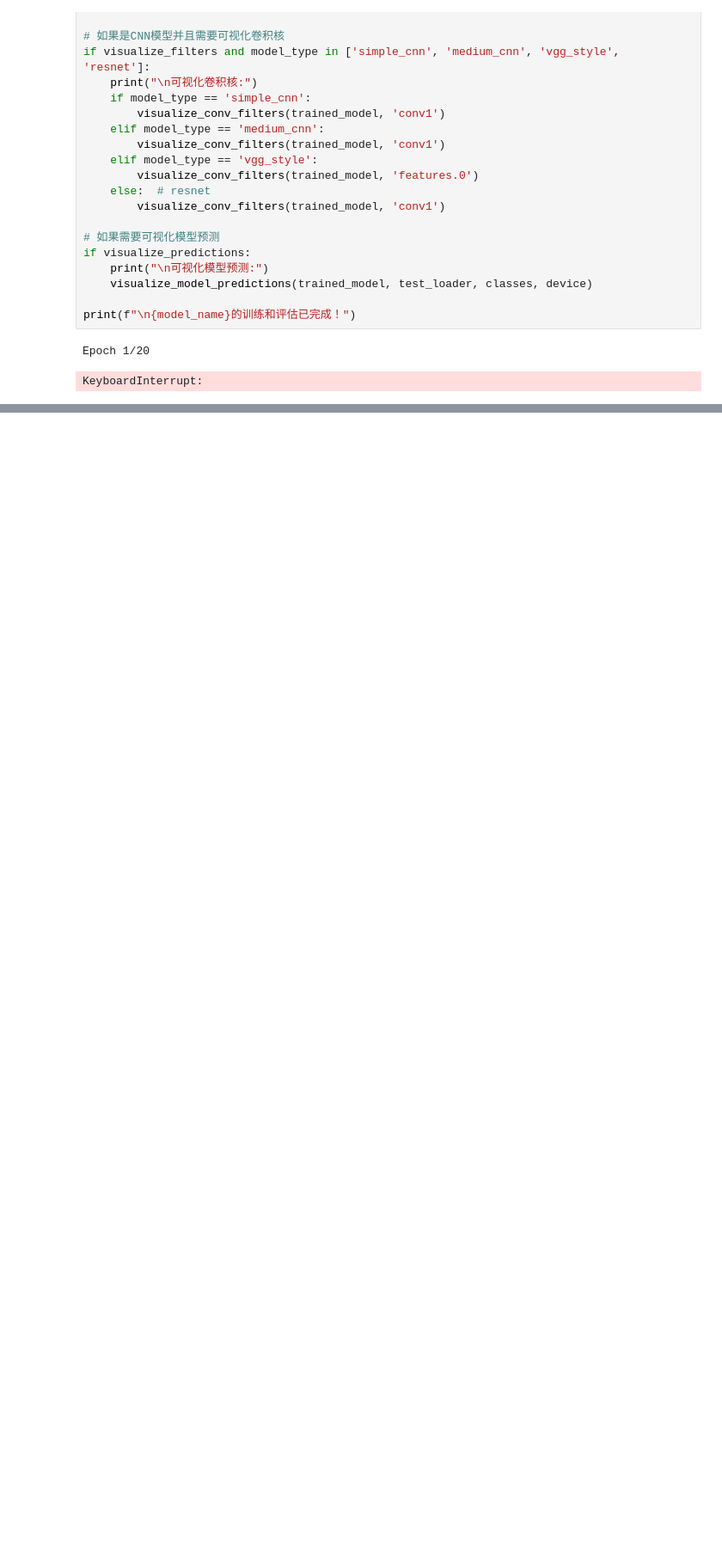
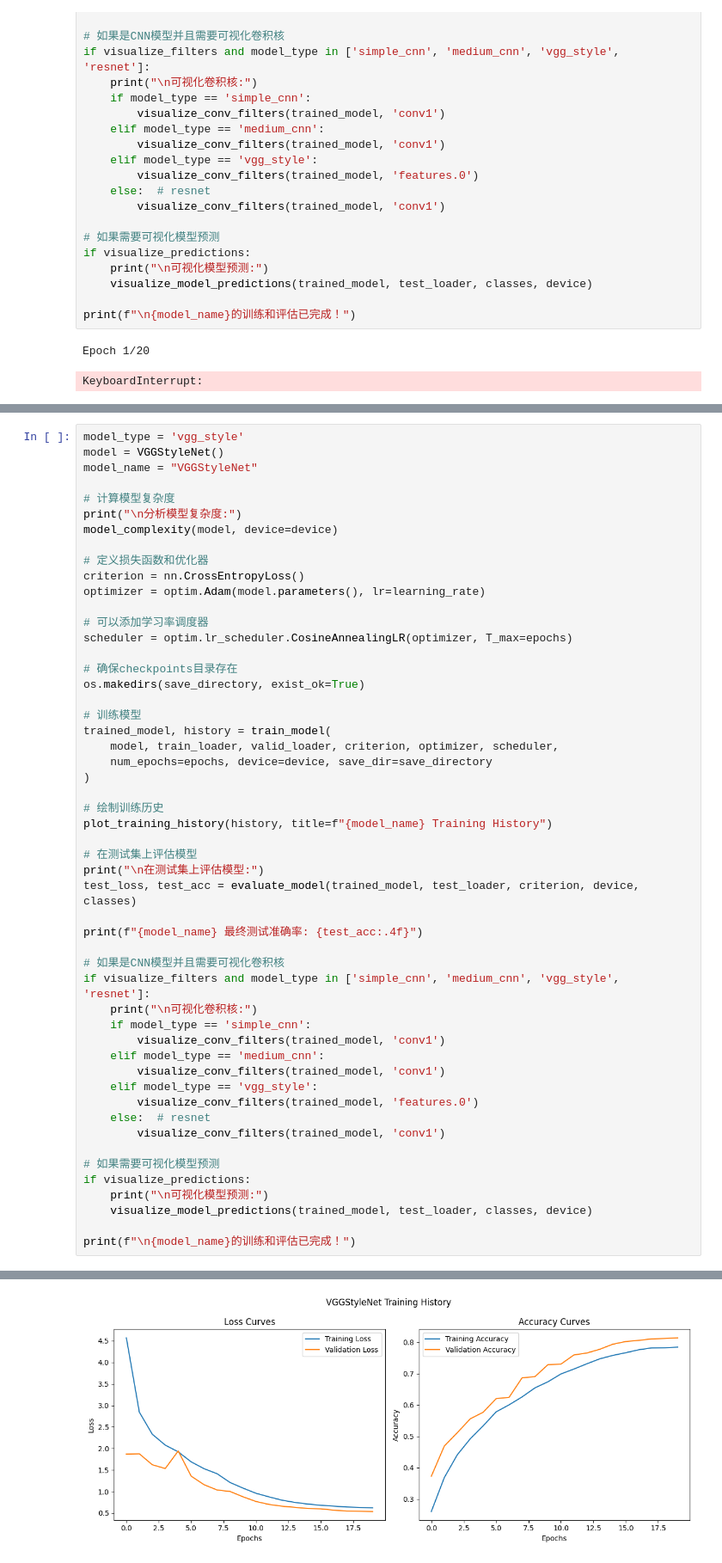
Before and after one commit to zyx303/ai_basic, a Jupyter notebook: train.ipynb, the cells around one changed output, grey strips where cells are left out. Shown at 86% size. Drawn from its saved outputs; the diff is of its cells as text; blank space fills up the shorter version.

```diff
--- a/train.ipynb
+++ b/train.ipynb
@@ -200,0 +320,53 @@ KeyboardInterrupt:
+# %%
+model_type = 'vgg_style'
+model = VGGStyleNet()
+model_name = "VGGStyleNet"
+
+# 计算模型复杂度
+print("\n分析模型复杂度:")
+model_complexity(model, device=device)
+
+# 定义损失函数和优化器
+criterion = nn.CrossEntropyLoss()
+optimizer = optim.Adam(model.parameters(), lr=learning_rate)
+
+# 可以添加学习率调度器
+scheduler = optim.lr_scheduler.CosineAnnealingLR(optimizer, T_max=epochs)
+
+# 确保checkpoints目录存在
+os.makedirs(save_directory, exist_ok=True)
+
+# 训练模型
+trained_model, history = train_model(
+    model, train_loader, valid_loader, criterion, optimizer, scheduler,
+    num_epochs=epochs, device=device, save_dir=save_directory
+)
+
+# 绘制训练历史
+plot_training_history(history, title=f"{model_name} Training History")
+
+# 在测试集上评估模型
+print("\n在测试集上评估模型:")
+test_loss, test_acc = evaluate_model(trained_model, test_loader, criterion, device, classes)
+
+print(f"{model_name} 最终测试准确率: {test_acc:.4f}")
+
+# 如果是CNN模型并且需要可视化卷积核
+if visualize_filters and model_type in ['simple_cnn', 'medium_cnn', 'vgg_style', 'resnet']:
+    print("\n可视化卷积核:")
+    if model_type == 'simple_cnn':
+        visualize_conv_filters(trained_model, 'conv1')
+    elif model_type == 'medium_cnn':
+        visualize_conv_filters(trained_model, 'conv1')
+    elif model_type == 'vgg_style':
+        visualize_conv_filters(trained_model, 'features.0')
+    else:  # resnet
+        visualize_conv_filters(trained_model, 'conv1')
+
+# 如果需要可视化模型预测
+if visualize_predictions:
+    print("\n可视化模型预测:")
+    visualize_model_predictions(trained_model, test_loader, classes, device)
+
+print(f"\n{model_name}的训练和评估已完成！")
+# %% [output]
@@ -200,0 +390 @@ KeyboardInterrupt:
+[figure, added]
```
Also changed, not shown: parts of 4 cells of this notebook, 10 other files.
